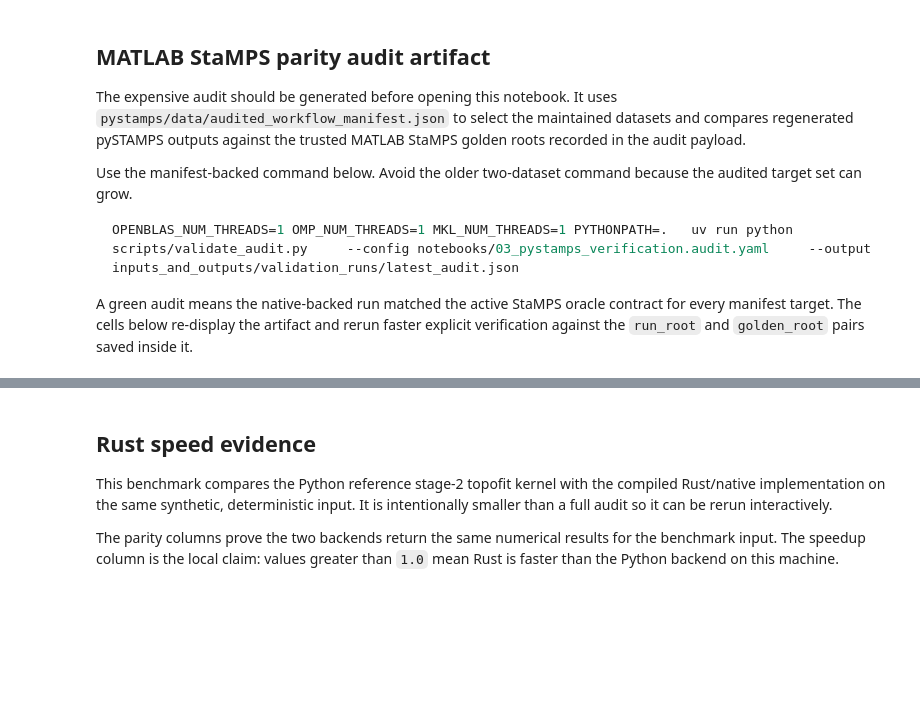
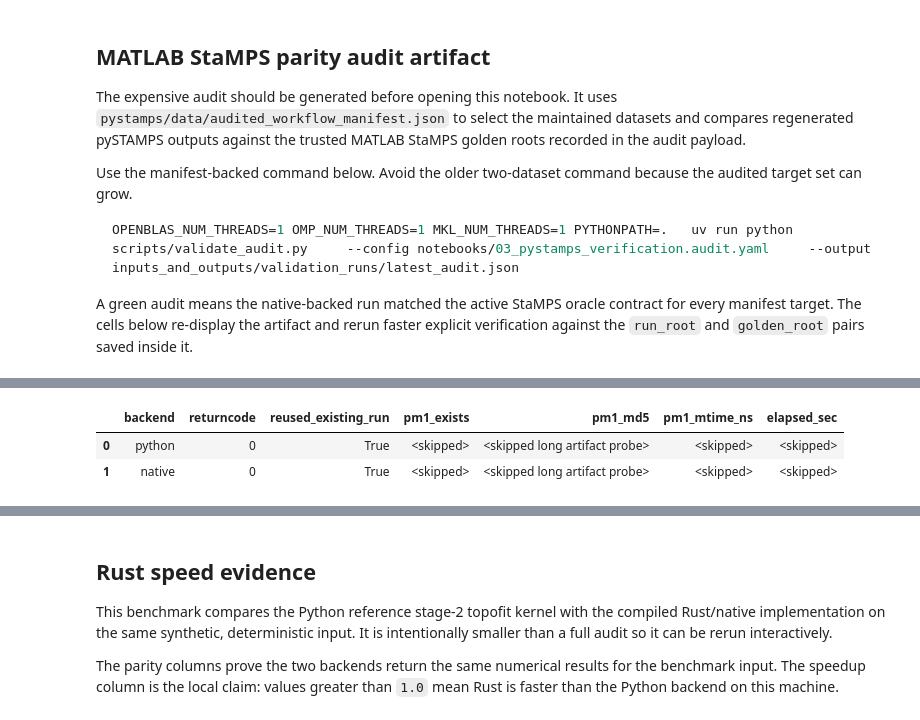
Before and after one commit to sirbastiano/pystamps, a Jupyter notebook: notebooks/04_rust_end2end_parity_validation.ipynb, the cells around one changed output, grey strips where cells are left out. Drawn from its saved outputs; the diff is of its cells as text; code cells hidden in the pictures; blank space fills up the shorter version.

```diff
--- a/notebooks/04_rust_end2end_parity_validation.ipynb
+++ b/notebooks/04_rust_end2end_parity_validation.ipynb
@@ -29,10 +29,19 @@ from pathlib import Path
 
 import numpy as np
 import pandas as pd
+import scipy.io as sio
 
 from pystamps.kernels import describe_backend_matrix, run_stage2_topofit_kernel
 
-REPO_ROOT = Path.cwd().resolve()
+def find_repo_root(start: Path | None = None) -> Path:
+    current = (start or Path.cwd()).resolve()
+    for candidate in (current, *current.parents):
+        if (candidate / 'pyproject.toml').exists() and (candidate / 'pystamps').exists():
+            return candidate
+    raise RuntimeError('Could not locate repo root from notebook execution directory')
+
+
+REPO_ROOT = find_repo_root()
 AUDIT_CONFIG = REPO_ROOT / 'notebooks' / '03_pystamps_verification.audit.yaml'
 AUDIT_JSON = REPO_ROOT / 'inputs_and_outputs' / 'validation_runs' / 'latest_audit.json'
 DATASET_STAGE8 = REPO_ROOT / 'inputs_and_outputs' / 'InSAR_dataset_test_stage8diag'
@@ -169,6 +222,6 @@ pd.Series(
 # %%
 verify_rows: list[dict[str, object]] = []
-for audit in audit_payload['audits']:
+for audit in audit_rows:
     verify_cmd = [
         sys.executable,
         '-m',
@@ -236,6 +299,7 @@ pytest_result
 PROBE_ROOT.mkdir(parents=True, exist_ok=True)
 python_probe = PROBE_ROOT / 'python_probe'
 native_probe = PROBE_ROOT / 'native_probe'
+skip_probe = os.environ.get('PYSTAMPS_NOTEBOOK_SKIP_STAGE2_PROBE') == '1'
 force_probe = os.environ.get('PYSTAMPS_NOTEBOOK_FORCE_STAGE2_PROBE') == '1'
 
 probe_base = [
@@ -256,8 +320,54 @@ def md5sum(path: Path) -> str:
     return digest.hexdigest()
 
 
+def compare_pm1_numeric(left: Path, right: Path) -> dict[str, object]:
+    if not left.exists() or not right.exists():
+        return {
+            'pm1_numeric_equal': False,
+            'pm1_numeric_max_abs': '<missing>',
+            'pm1_compared_variables': 0,
+            'pm1_numeric_mismatches': 'pm1.mat missing',
+        }
+    left_mat = sio.loadmat(left)
+    right_mat = sio.loadmat(right)
+    keys = sorted((set(left_mat) | set(right_mat)) - {'__header__', '__version__', '__globals__'})
+    max_abs = 0.0
+    compared = 0
+    mismatches: list[str] = []
+    for key in keys:
+        if key not in left_mat or key not in right_mat:
+            mismatches.append(f'{key}: missing from one backend')
+            continue
+        left_value = left_mat[key]
+        right_value = right_mat[key]
+        if getattr(left_value, 'shape', None) != getattr(right_value, 'shape', None):
+            mismatches.append(f'{key}: shape {left_value.shape} != {right_value.shape}')
+            continue
+        compared += 1
+        if np.issubdtype(left_value.dtype, np.number):
+            diff = float(np.max(np.abs(left_value - right_value))) if left_value.size else 0.0
+            max_abs = max(max_abs, diff)
+            if diff != 0.0:
+                mismatches.append(f'{key}: max_abs={diff:.6g}')
+        elif not np.array_equal(left_value, right_value):
+            mismatches.append(f'{key}: values differ')
+    return {
+        'pm1_numeric_equal': len(mismatches) == 0,
+        'pm1_numeric_max_abs': max_abs,
+        'pm1_compared_variables': compared,
+        'pm1_numeric_mismatches': '; '.join(mismatches) or '<none>',
+    }
+
+
 def ensure_probe(run_root: Path, backend: str) -> tuple[subprocess.CompletedProcess[str] | None, dict[str, str]]:
     pm1 = run_root / 'PATCH_1' / 'pm1.mat'
+    if skip_probe:
+        return None, {
+            'pm1_exists': '<skipped>',
+            'pm1_md5': '<skipped long artifact probe>',
+            'pm1_mtime_ns': '<skipped>',
+            'elapsed_sec': '<skipped>',
+        }
     should_run = force_probe or not pm1.exists()
     if should_run:
         completed = run_command(
@@ -277,30 +387,48 @@ def ensure_probe(run_root: Path, backend: str) -> tuple[subprocess.CompletedProc
 
 python_completed, python_probe_payload = ensure_probe(python_probe, 'python')
 if native_mod is None:
     native_completed = None
     native_probe_payload = {
         'pm1_exists': '<skipped>',
         'pm1_md5': '<native unavailable>',
         'pm1_mtime_ns': '<native unavailable>',
         'elapsed_sec': '<native unavailable>',
     }
 else:
     native_completed, native_probe_payload = ensure_probe(native_probe, 'native')
 
+if skip_probe:
+    pm1_compare = {
+        'pm1_numeric_equal': '<skipped>',
+        'pm1_numeric_max_abs': '<skipped>',
+        'pm1_compared_variables': 0,
+        'pm1_numeric_mismatches': 'skipped long artifact probe',
+    }
+else:
+    pm1_compare = compare_pm1_numeric(
+        python_probe / 'PATCH_1' / 'pm1.mat',
+        native_probe / 'PATCH_1' / 'pm1.mat',
+    )
+
 probe_df = pd.DataFrame(
     [
         {
             'backend': 'python',
             'returncode': 0 if python_completed is None else python_completed.returncode,
             'reused_existing_run': python_completed is None,
             **python_probe_payload,
         },
         {
             'backend': 'native',
             'returncode': '<skipped>' if native_mod is None else (0 if native_completed is None else native_completed.returncode),
             'reused_existing_run': native_completed is None,
             **native_probe_payload,
         },
     ]
 )
 display(probe_df)
+display(pd.Series(pm1_compare))
+# %% [output]
+|  | backend | returncode | reused_existing_run | pm1_exists | pm1_md5 | pm1_mtime_ns | elapsed_sec |
+| 0 | python | 0 | True | <skipped> | <skipped long artifact probe> | <skipped> | <skipped> |
+| 1 | native | 0 | True | <skipped> | <skipped long artifact probe> | <skipped> | <skipped> |
```
Also changed, not shown: parts of 8 cells of this notebook.
